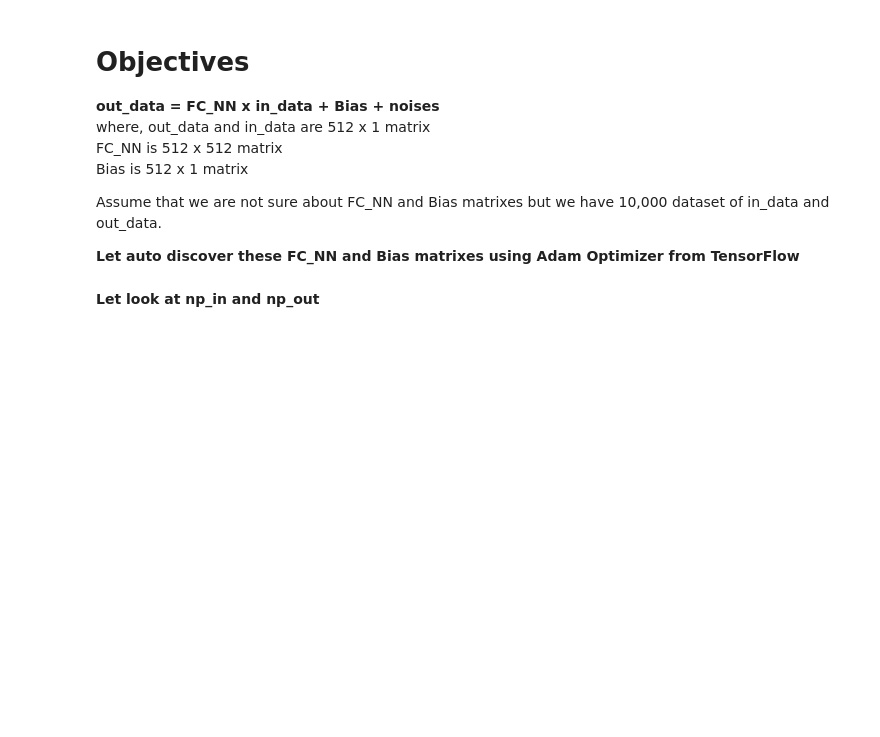
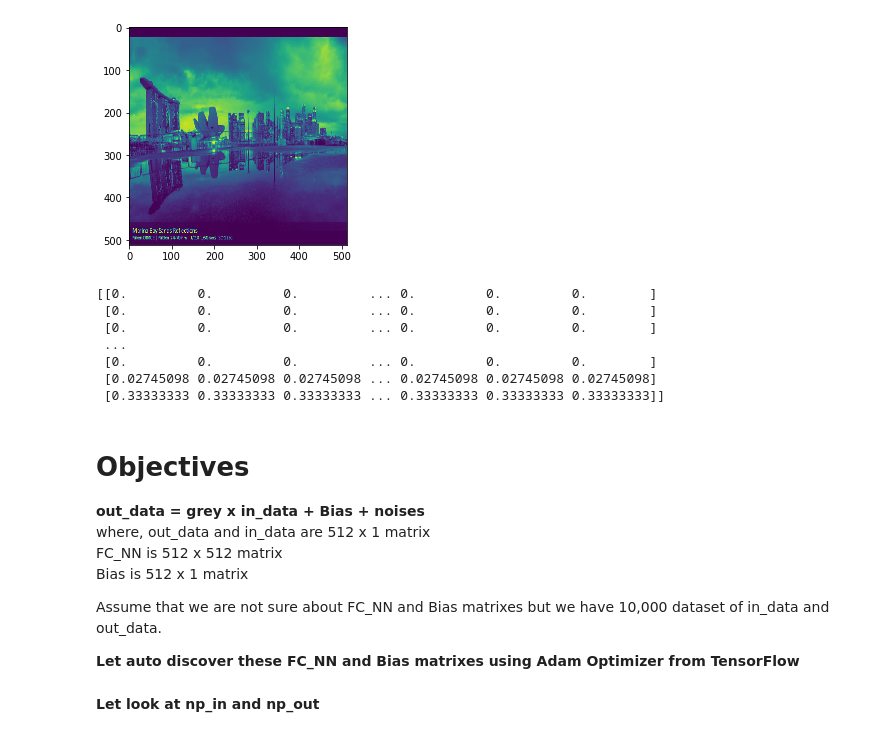
Before and after one commit to Kyaw-Htet/Playing-with-TensorFlow-, a Jupyter notebook: Auto discovery_with_TensorFlow_v2.ipynb, the cells around one changed output. Saved outputs shown, nothing was run; the diff lists cells and outputs as text; code cells hidden in the pictures; blank space fills up the shorter version.

```diff
--- a/Auto discovery_with_TensorFlow_v2.ipynb
+++ b/Auto discovery_with_TensorFlow_v2.ipynb
@@ -6,6 +7,22 @@ import time
+# %%
+img = cv2.imread('Singapore.jpg')
+img = cv2.resize(img, dsize=(512, 512), interpolation=cv2.INTER_CUBIC)
+grey = cv2.cvtColor(img, cv2.COLOR_BGR2GRAY)/255
+plt.imshow(grey)
+plt.show()
+print(grey)
+# %% [output]
+[figure, added]
+[[0.         0.         0.         ... 0.         0.         0.        ]
+ [0.         0.         0.         ... 0.         0.         0.        ]
+ [0.         0.         0.         ... 0.         0.         0.        ]
+ ...
+ [0.         0.         0.         ... 0.         0.         0.        ]
+ [0.02745098 0.02745098 0.02745098 ... 0.02745098 0.02745098 0.02745098]
+ [0.33333333 0.33333333 0.33333333 ... 0.33333333 0.33333333 0.33333333]]
 # %% [markdown]
 # Objectives
-**out_data = FC_NN x in_data + Bias + noises**
+**out_data = grey x in_data + Bias + noises**
 where, out_data and in_data are 512 x 1 matrix
        FC_NN is 512 x 512 matrix
        Bias is 512 x 1 matrix
```
Also changed, not shown: parts of 7 cells of this notebook.
